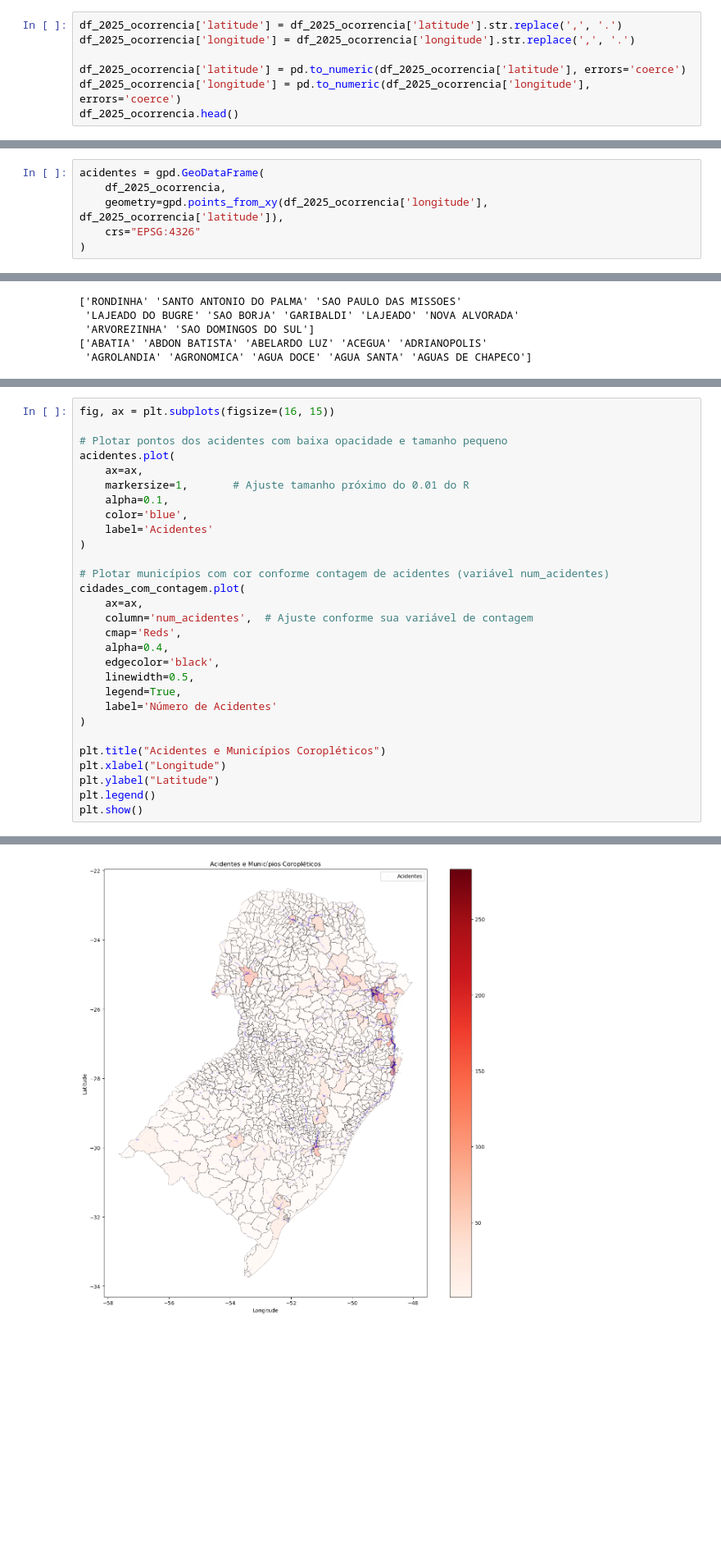
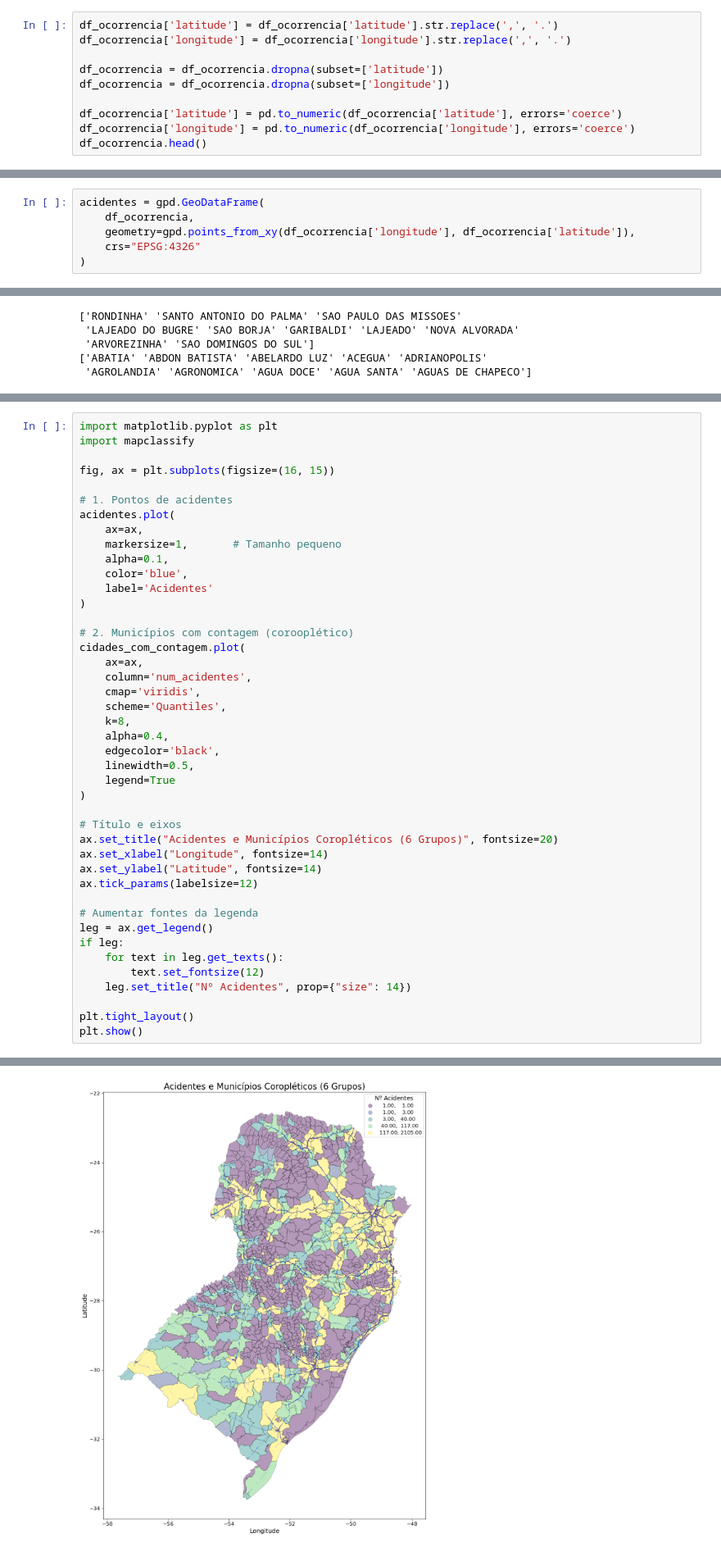
Before and after one commit to adrianop/dataScience, a Jupyter notebook: analise espacial/1 - abordagem_visualizacao.ipynb, the cells around one changed output, grey strips where cells are left out. Shown at 82% size. Saved outputs shown, nothing was run; the diff lists cells and outputs as text; blank space fills up the shorter version.

```diff
--- a/analise espacial/1 - abordagem_visualizacao.ipynb
+++ b/analise espacial/1 - abordagem_visualizacao.ipynb
@@ -47,9 +47,12 @@ df_2025_ocorrencia.shape
 # %%
-df_2025_ocorrencia['latitude'] = df_2025_ocorrencia['latitude'].str.replace(',', '.')
-df_2025_ocorrencia['longitude'] = df_2025_ocorrencia['longitude'].str.replace(',', '.')
+df_ocorrencia['latitude'] = df_ocorrencia['latitude'].str.replace(',', '.')
+df_ocorrencia['longitude'] = df_ocorrencia['longitude'].str.replace(',', '.')
 
-df_2025_ocorrencia['latitude'] = pd.to_numeric(df_2025_ocorrencia['latitude'], errors='coerce')
-df_2025_ocorrencia['longitude'] = pd.to_numeric(df_2025_ocorrencia['longitude'], errors='coerce')
-df_2025_ocorrencia.head()
+df_ocorrencia = df_ocorrencia.dropna(subset=['latitude'])
+df_ocorrencia = df_ocorrencia.dropna(subset=['longitude'])
+
+df_ocorrencia['latitude'] = pd.to_numeric(df_ocorrencia['latitude'], errors='coerce')
+df_ocorrencia['longitude'] = pd.to_numeric(df_ocorrencia['longitude'], errors='coerce')
+df_ocorrencia.head()
 # %% [output]
 |  | id | data_inversa | dia_semana | horario | uf | br | km | municipio | causa_acidente | ... |
@@ -63,8 +66,8 @@ df_2025_ocorrencia.head()
 # Segundo passo
 # %%
 acidentes = gpd.GeoDataFrame(
-    df_2025_ocorrencia,
-    geometry=gpd.points_from_xy(df_2025_ocorrencia['longitude'], df_2025_ocorrencia['latitude']),
+    df_ocorrencia,
+    geometry=gpd.points_from_xy(df_ocorrencia['longitude'], df_ocorrencia['latitude']),
     crs="EPSG:4326"
 )
 # %% [markdown]
@@ -310,30 +346,44 @@ plt.show()
 # %%
+import matplotlib.pyplot as plt
+import mapclassify
+
 fig, ax = plt.subplots(figsize=(16, 15))
 
-# Plotar pontos dos acidentes com baixa opacidade e tamanho pequeno
+# 1. Pontos de acidentes
 acidentes.plot(
     ax=ax,
-    markersize=1,       # Ajuste tamanho próximo do 0.01 do R
+    markersize=1,       # Tamanho pequeno
     alpha=0.1,
     color='blue',
     label='Acidentes'
 )
 
-# Plotar municípios com cor conforme contagem de acidentes (variável num_acidentes)
+# 2. Municípios com contagem (corooplético)
 cidades_com_contagem.plot(
     ax=ax,
-    column='num_acidentes',  # Ajuste conforme sua variável de contagem
-    cmap='Reds',
+    column='num_acidentes',
+    cmap='viridis',
+    scheme='Quantiles',
+    k=8,
     alpha=0.4,
     edgecolor='black',
     linewidth=0.5,
-    legend=True,
-    label='Número de Acidentes'
+    legend=True
 )
 
-plt.title("Acidentes e Municípios Coropléticos")
-plt.xlabel("Longitude")
-plt.ylabel("Latitude")
-plt.legend()
+# Título e eixos
+ax.set_title("Acidentes e Municípios Coropléticos (6 Grupos)", fontsize=20)
+ax.set_xlabel("Longitude", fontsize=14)
+ax.set_ylabel("Latitude", fontsize=14)
+ax.tick_params(labelsize=12)
+
+# Aumentar fontes da legenda
+leg = ax.get_legend()
+if leg:
+    for text in leg.get_texts():
+        text.set_fontsize(12)
+    leg.set_title("Nº Acidentes", prop={"size": 14})
+
+plt.tight_layout()
 plt.show()
 # %% [output]
@@ -342 +390 @@ See: https://matplotlib.org/stable/tutorials/intermediate/legend_guide.html#impl
-[figure, old version]
+[figure, new version]
```
Also changed, not shown: parts of 10 cells of this notebook, 10 other files.
